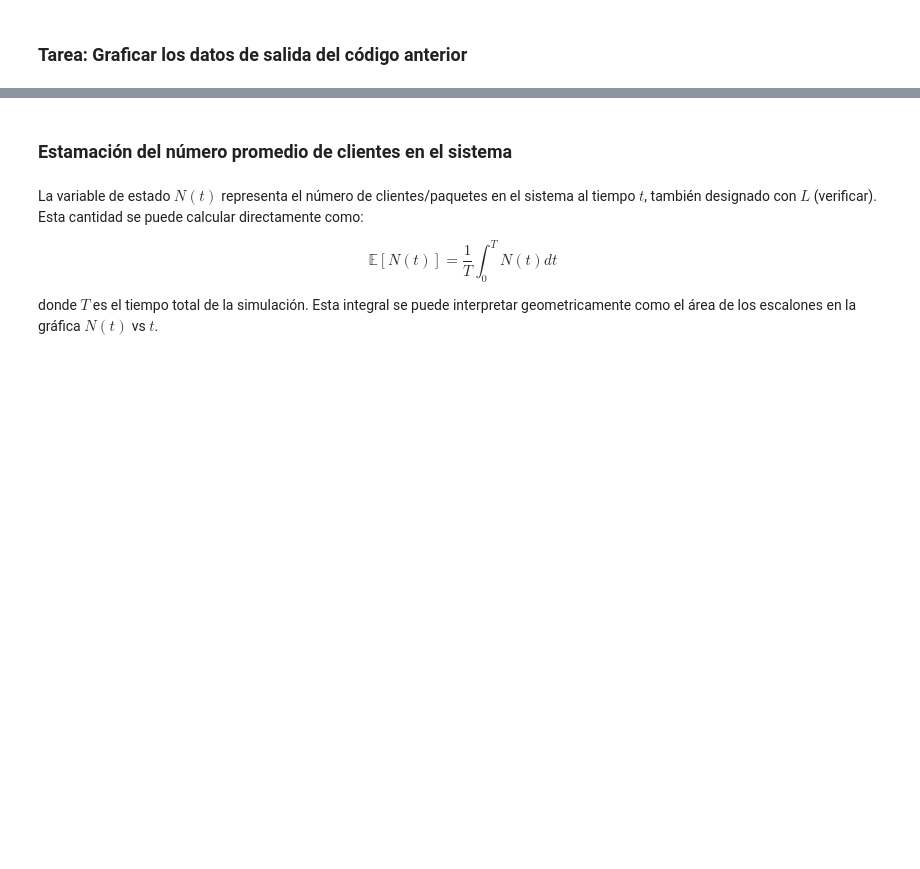
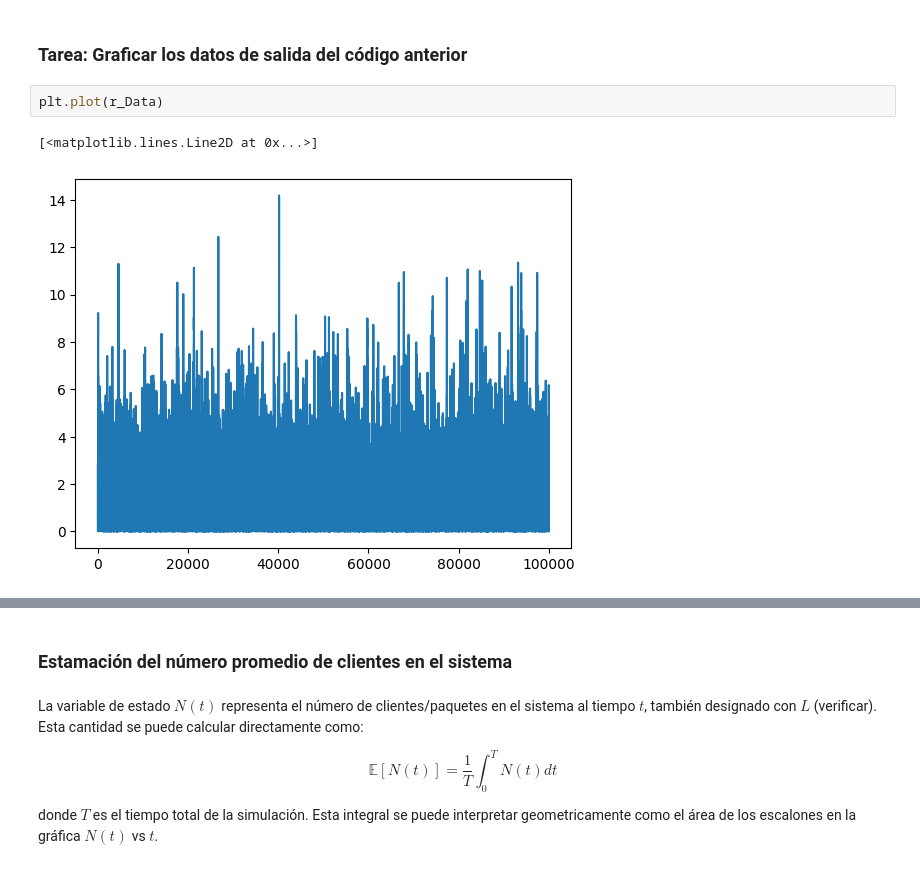
Before and after one commit to MartaPCastillo/Simulacion-II, a Jupyter notebook: Simulacion de un sistema de linea de espera.ipynb, the cells around one changed output, grey strips where cells are left out. Saved outputs shown, nothing was run; the diff lists cells and outputs as text; blank space fills up the shorter version.

```diff
--- a/Simulacion de un sistema de linea de espera.ipynb
+++ b/Simulacion de un sistema de linea de espera.ipynb
@@ -523,2 +528,7 @@ print( "Retraso promedio = ", round( mean(r_Data), 4) )
 # %% [markdown]
 ### Tarea: Graficar los datos de salida del código anterior
+# %%
+plt.plot(r_Data)
+# %% [output]
+[<matplotlib.lines.Line2D at 0x...>]
+[figure, added]
```
Also changed, not shown: parts of 4 cells of this notebook.
